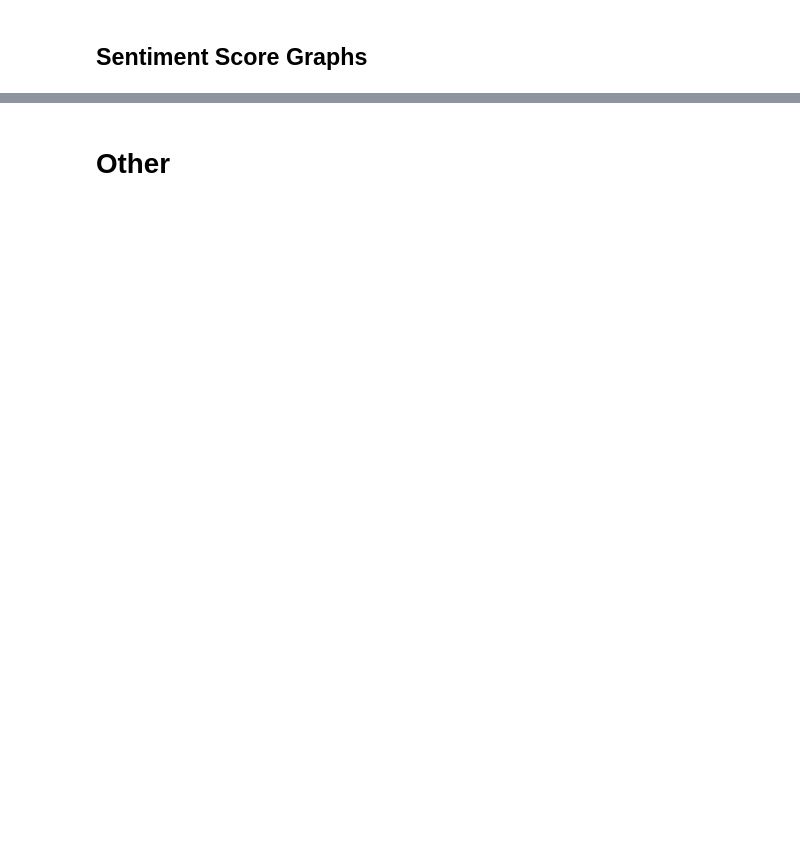
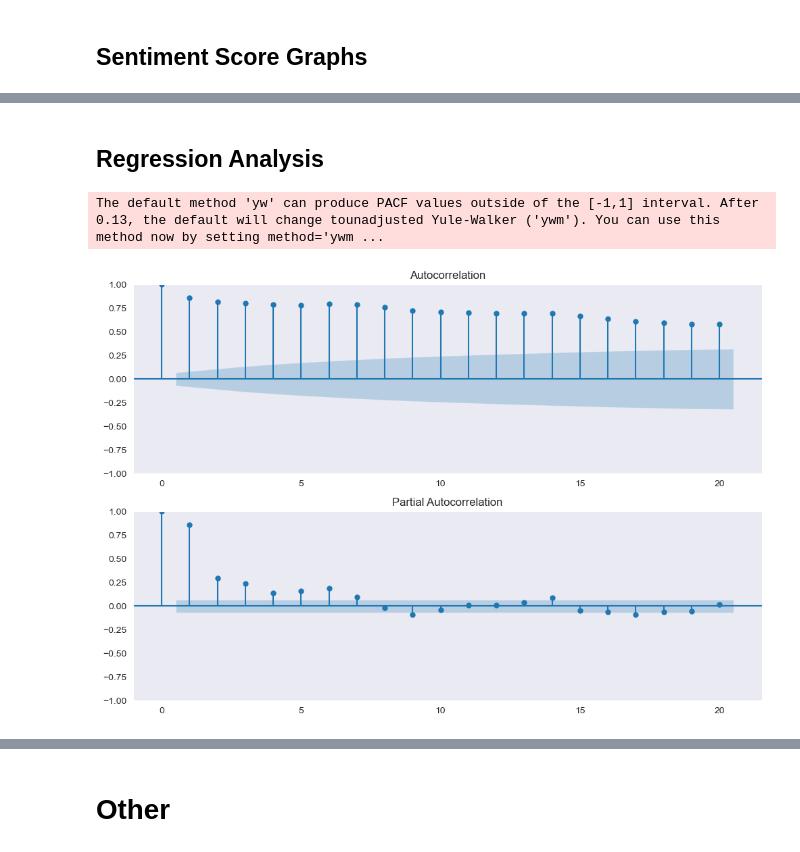
Before and after one commit to GabeNicholson/covid-news, a Jupyter notebook: covid_data_analysis.ipynb, the cells around one changed output, grey strips where cells are left out. Drawn from its saved outputs; the diff is of its cells as text; code cells hidden in the pictures; blank space fills up the shorter version.

```diff
--- a/covid_data_analysis.ipynb
+++ b/covid_data_analysis.ipynb
@@ -374,0 +338,17 @@ fig.add_trace(
+# %% [markdown]
+## Regression Analysis
+# %%
+from statsmodels.tsa.stattools import adfuller
+from statsmodels.tsa.arima.model import ARIMA
+import statsmodels.api as sm
+from statsmodels.graphics.tsaplots import plot_acf,plot_pacf
+
+adfuller(df['prediction'].dropna())
+fig = plt.figure(figsize=(12,8))
+ax1 = fig.add_subplot(211)
+fig = sm.graphics.tsa.plot_acf(df['prediction'].iloc[0:],lags=20,ax=ax1)
+ax2 = fig.add_subplot(212)
+fig = sm.graphics.tsa.plot_pacf(df['prediction'].iloc[0:],lags=20,ax=ax2)
+# %% [output]
+The default method 'yw' can produce PACF values outside of the [-1,1] interval. After 0.13, the default will change tounadjusted Yule-Walker ('ywm'). You can use this method now by setting method='ywm ...
+[figure, added]
```
Also changed, not shown: parts of 36 cells of this notebook, 2 other files.
